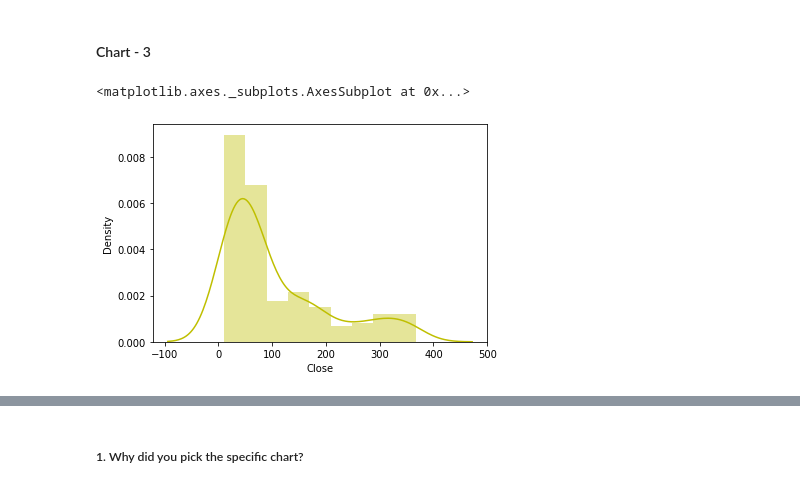
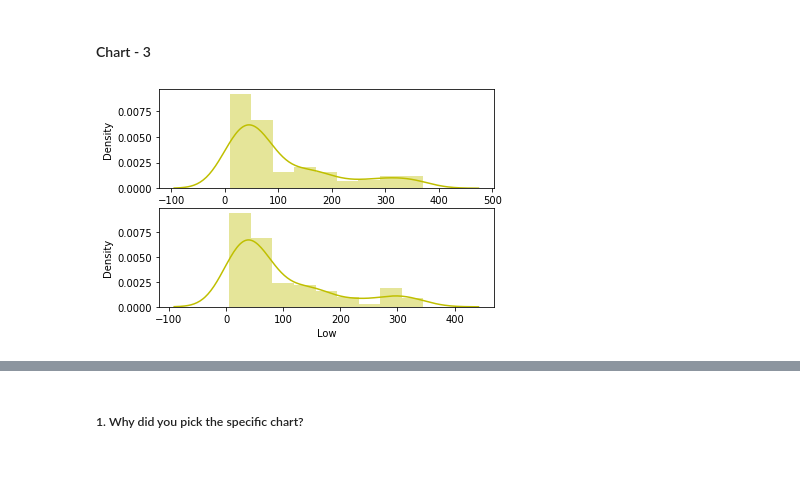
Before and after one commit to kumareshvj/Machine-learing---Regression, a Jupyter notebook: Yes_bank_stock_closing_price_prediction.ipynb, the cells around one changed output, grey strips where cells are left out. Cells and saved outputs as stored; diff of their text form; code cells hidden in the pictures.

```diff
--- a/Yes_bank_stock_closing_price_prediction.ipynb
+++ b/Yes_bank_stock_closing_price_prediction.ipynb
@@ -439,7 +439,10 @@ Answer Here
 #### Chart - 3
 # %%
 # Chart - 3 visualization code
-sns.distplot(df['Close'],color ='y')
+plt.subplot(2,1,1)
+sns.distplot(df['Open'],color ='y')
+plt.subplot(2,1,2)
+sns.distplot(df['Low'],color = 'y')
+plt.show()
 # %% [output]
-<matplotlib.axes._subplots.AxesSubplot at 0x...>
-[figure, old version]
+[figure, new version]
```
Also changed, not shown: parts of 2 cells of this notebook.
